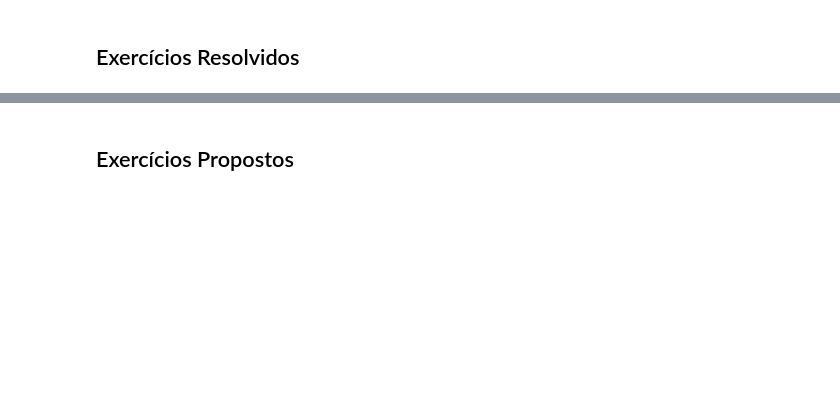
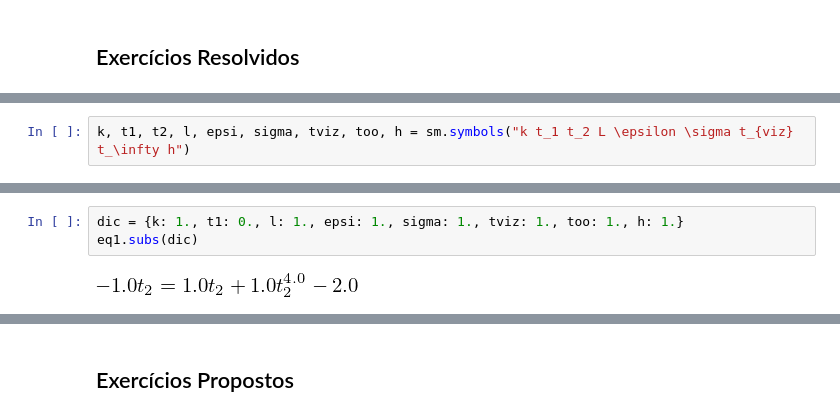
Before and after one commit to fschuch/JAEP-2019.py, a Jupyter notebook: Oficina.ipynb, the cells around one changed output, grey strips where cells are left out. Cells and saved outputs as stored; diff of their text form; blank space fills up the shorter version.

```diff
--- a/Oficina.ipynb
+++ b/Oficina.ipynb
@@ -228,0 +298,2 @@ import matplotlib.pyplot as plt
+# %%
+k, t1, t2, l, epsi, sigma, tviz, too, h = sm.symbols("k t_1 t_2 L \epsilon \sigma t_{viz} t_\infty h")
@@ -228,0 +325,5 @@ import matplotlib.pyplot as plt
+# %%
+dic = {k: 1., t1: 0., l: 1., epsi: 1., sigma: 1., tviz: 1., too: 1., h: 1.}
+eq1.subs(dic)
+# %% [output]
+[figure, added]
```
Also changed, not shown: parts of 35 cells of this notebook, 3 other files.
